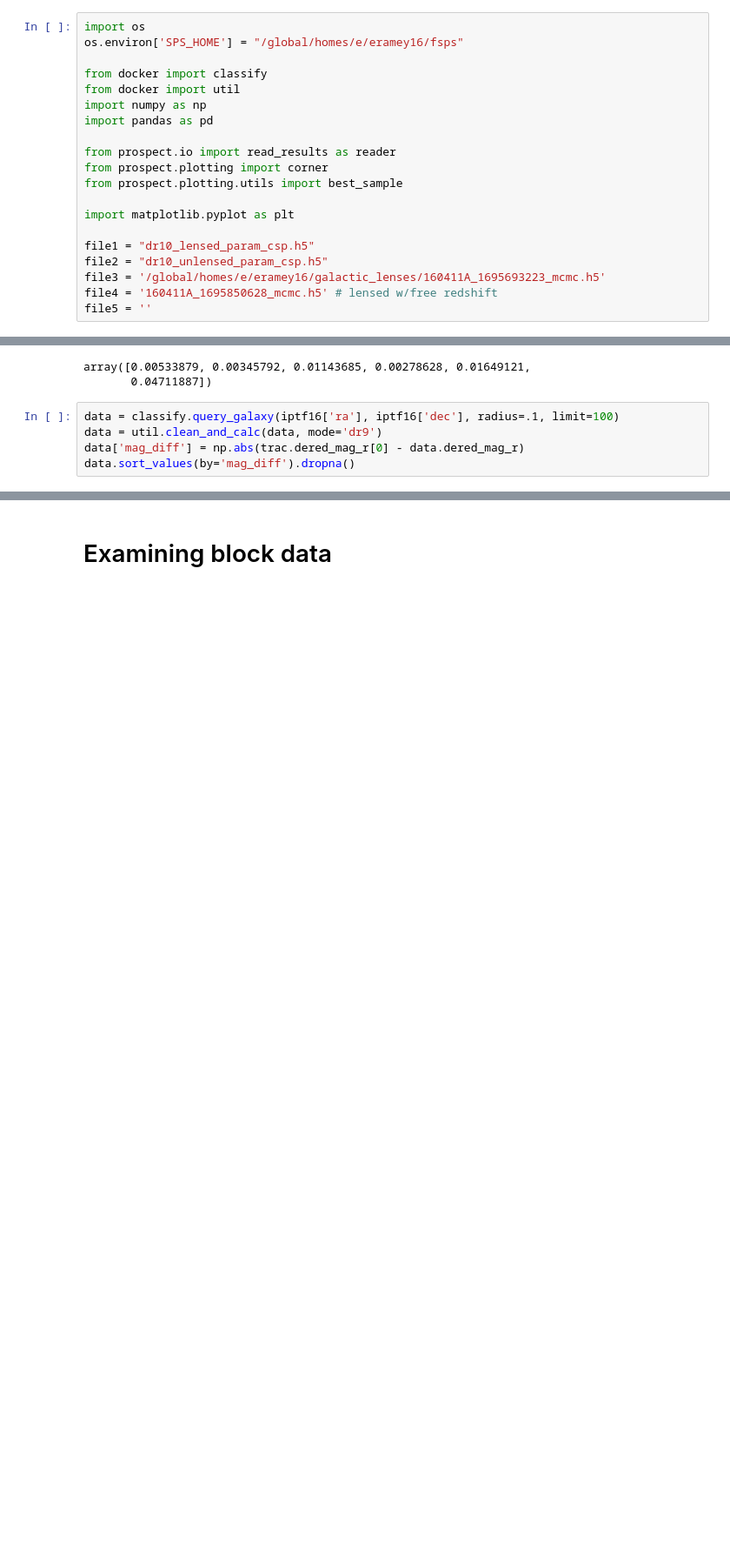
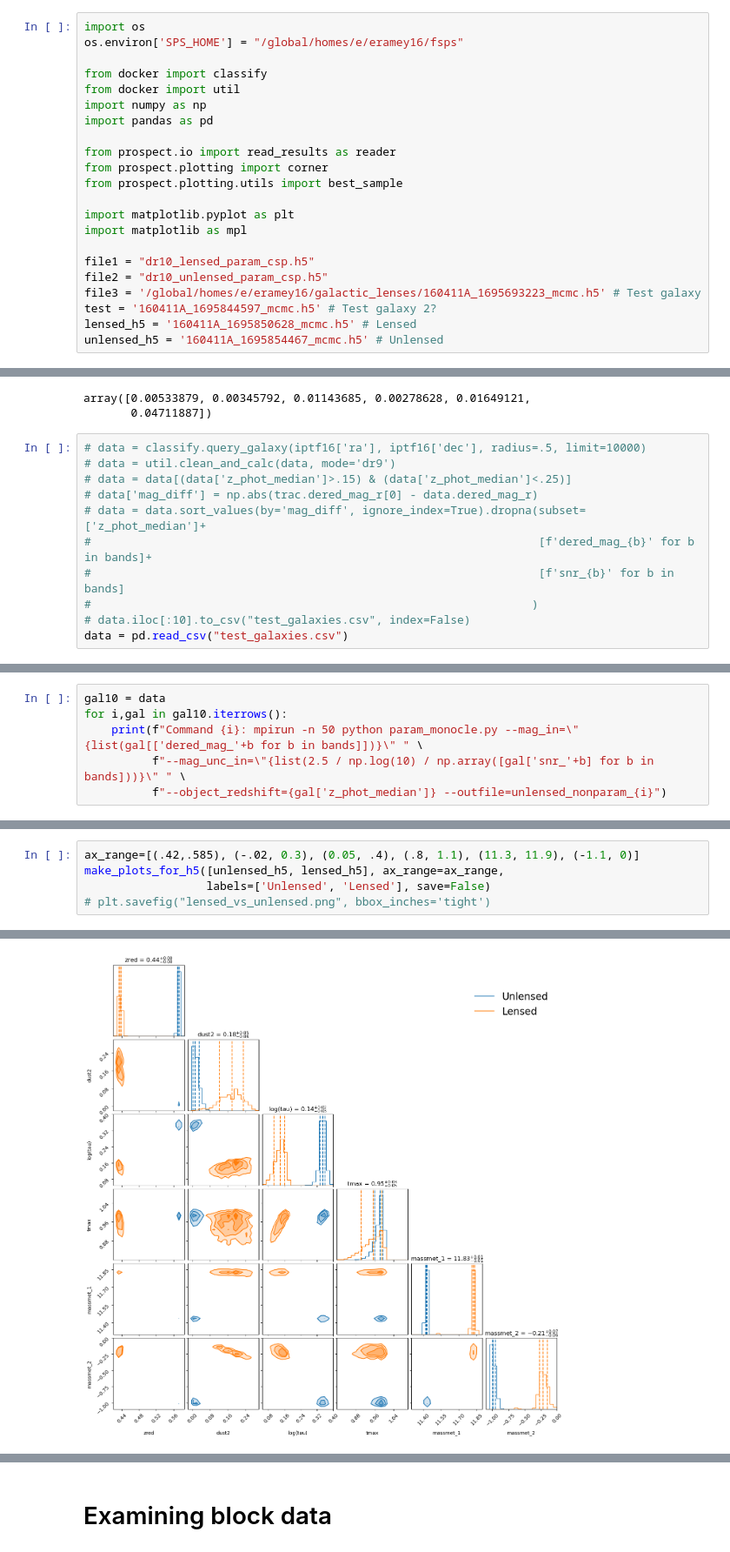
Before and after one commit to eramey16/galactic_lenses, a Jupyter notebook: DR10.ipynb, the cells around one changed output, grey strips where cells are left out. Shown at 87% size. Cells and saved outputs as stored; diff of their text form; blank space fills up the shorter version.

```diff
--- a/DR10.ipynb
+++ b/DR10.ipynb
@@ -12,9 +12,11 @@ from prospect.plotting import corner
 from prospect.plotting.utils import best_sample
 
 import matplotlib.pyplot as plt
+import matplotlib as mpl
 
 file1 = "dr10_lensed_param_csp.h5"
 file2 = "dr10_unlensed_param_csp.h5"
-file3 = '/global/homes/e/eramey16/galactic_lenses/160411A_1695693223_mcmc.h5'
-file4 = '160411A_1695850628_mcmc.h5' # lensed w/free redshift
-file5 = ''
+file3 = '/global/homes/e/eramey16/galactic_lenses/160411A_1695693223_mcmc.h5' # Test galaxy
+test = '160411A_1695844597_mcmc.h5' # Test galaxy 2?
+lensed_h5 = '160411A_1695850628_mcmc.h5' # Lensed
+unlensed_h5 = '160411A_1695854467_mcmc.h5' # Unlensed
@@ -80,7 +94,13 @@ list(trac[['dered_mag_'+b for b in bands]].iloc[0])
 array([0.00533879, 0.00345792, 0.01143685, 0.00278628, 0.01649121,
        0.04711887])
 # %%
-data = classify.query_galaxy(iptf16['ra'], iptf16['dec'], radius=.1, limit=100)
-data = util.clean_and_calc(data, mode='dr9')
-data['mag_diff'] = np.abs(trac.dered_mag_r[0] - data.dered_mag_r)
-data.sort_values(by='mag_diff').dropna()
+# data = classify.query_galaxy(iptf16['ra'], iptf16['dec'], radius=.5, limit=10000)
+# data = util.clean_and_calc(data, mode='dr9')
+# data = data[(data['z_phot_median']>.15) & (data['z_phot_median']<.25)]
+# data['mag_diff'] = np.abs(trac.dered_mag_r[0] - data.dered_mag_r)
+# data = data.sort_values(by='mag_diff', ignore_index=True).dropna(subset=['z_phot_median']+
+#                                                                  [f'dered_mag_{b}' for b in bands]+
+#                                                                  [f'snr_{b}' for b in bands]
+#                                                                 )
+# data.iloc[:10].to_csv("test_galaxies.csv", index=False)
+data = pd.read_csv("test_galaxies.csv")
@@ -105,0 +107,6 @@ data.sort_values(by='mag_diff').dropna()
+# %%
+gal10 = data
+for i,gal in gal10.iterrows():
+    print(f"Command {i}: mpirun -n 50 python param_monocle.py --mag_in=\"{list(gal[['dered_mag_'+b for b in bands]])}\" " \
+          f"--mag_unc_in=\"{list(2.5 / np.log(10) / np.array([gal['snr_'+b] for b in bands]))}\" " \
+          f"--object_redshift={gal['z_phot_median']} --outfile=unlensed_nonparam_{i}")
@@ -160,0 +178,6 @@ make_plots_for_h5(file4, save=False, ax_range=ax_range)
+# %%
+ax_range=[(.42,.585), (-.02, 0.3), (0.05, .4), (.8, 1.1), (11.3, 11.9), (-1.1, 0)]
+make_plots_for_h5([unlensed_h5, lensed_h5], ax_range=ax_range,
+                  labels=['Unlensed', 'Lensed'], save=False)
+# plt.savefig("lensed_vs_unlensed.png", bbox_inches='tight')
+# %% [output]
@@ -160,0 +199 @@ make_plots_for_h5(file4, save=False, ax_range=ax_range)
+[figure, added]
```
Also changed, not shown: parts of 31 cells of this notebook, 8 other files.
